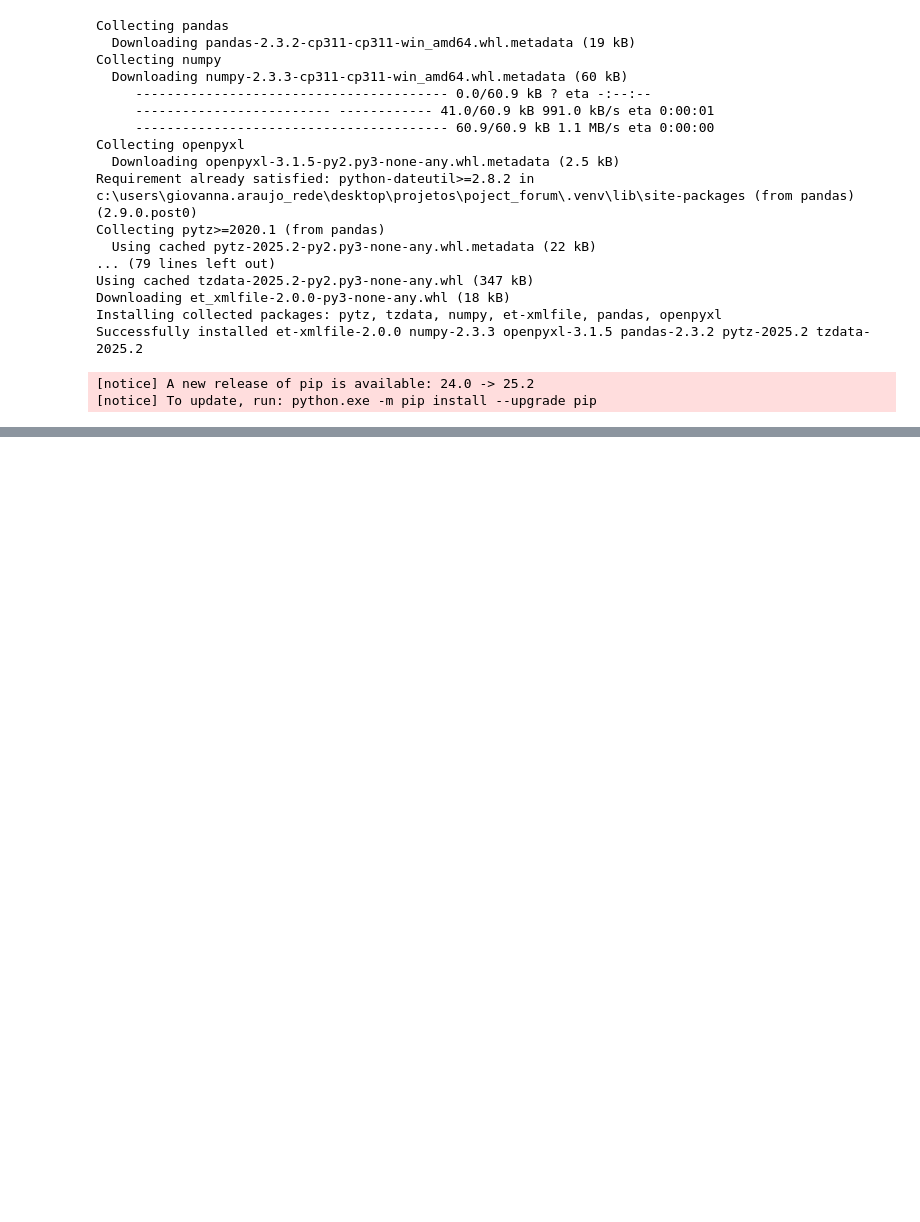
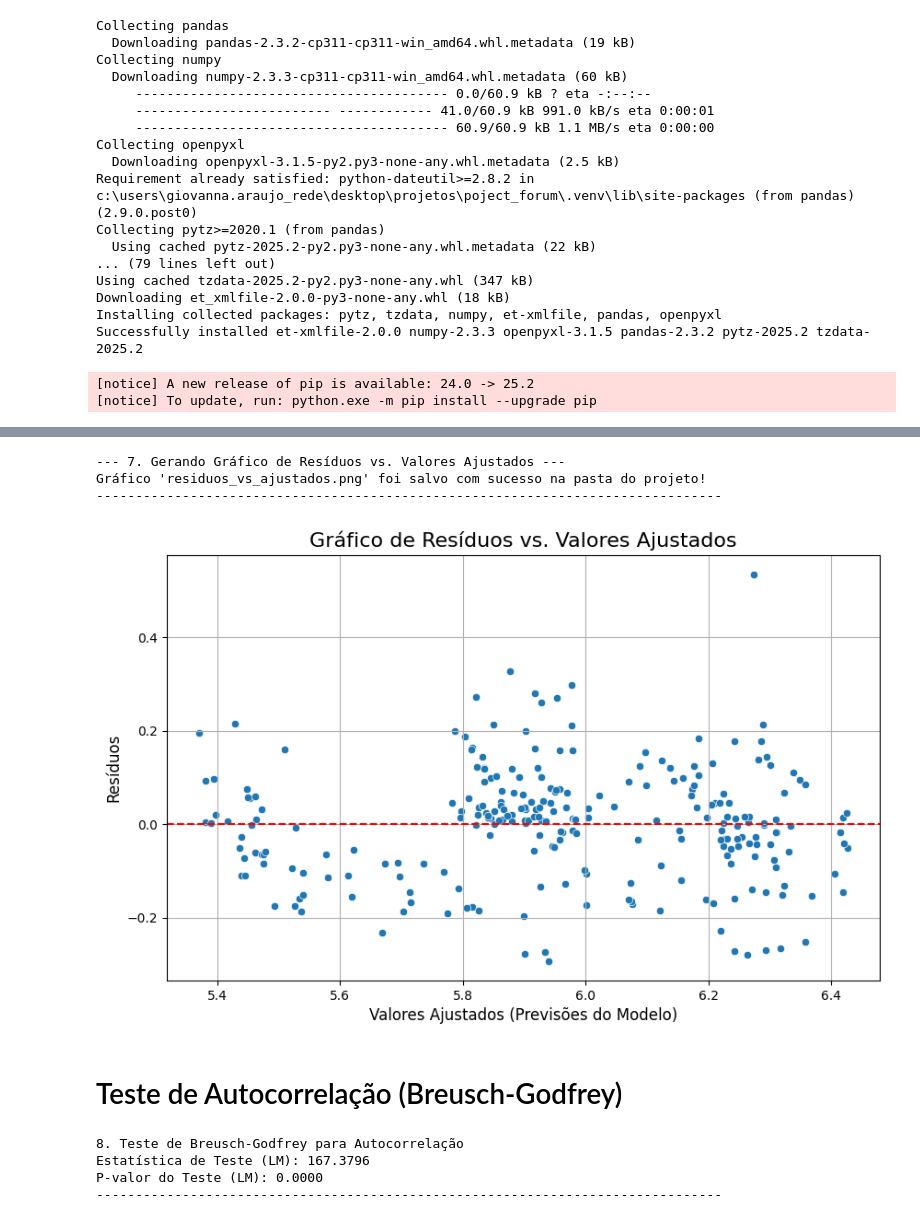
Before and after one commit to onevnnss/project_forum, a Jupyter notebook: forum-mea_giovanna.ipynb, the cells around one changed output, grey strips where cells are left out. Saved outputs shown, nothing was run; the diff lists cells and outputs as text; code cells hidden in the pictures; blank space fills up the shorter version.

```diff
--- a/forum-mea_giovanna.ipynb
+++ b/forum-mea_giovanna.ipynb
@@ -36,0 +136,24 @@ Arquivo DESAFIO_SOJA.xlsx carregado com sucesso!
+# %%
+import statsmodels.api as sm
+
+print("\n###  Modelo de regressão múltipla para todo o período (2003 até 2023)" )
+
+#Preparando as variávies para o modelo
+df['ln_PRECO_BR'] = np.log(df['PRECO_BR'])
+df['ln_PSOJAINT'] = np.log(df['PSOJAINT'])
+df['ln_CAMBIO'] = np.log(df['CAMBIO'])
+
+# Definindo a variável dependente e as independentes
+Y = df['ln_PRECO_BR']
+X = df[['ln_PSOJAINT', 'ln_CAMBIO']]
+
+# Adicionando uma constante ao modelo (intercepto)
+X = sm.add_constant(X)
+
+#Criando e treinando omodelo de Mínimos Quadrados Ordinários (MQO)
+model = sm.OLS(Y, X).fit()
+
+# Exibindo o resumo do modelo
+print('\nResultados do Modelo de Transmissão de Preços:')
+print(model.summary())
+print("-"*80)
@@ -36,0 +222,46 @@ Arquivo DESAFIO_SOJA.xlsx carregado com sucesso!
+# %%
+# Análise Gráfica de Heterocedasticidade ---
+import matplotlib.pyplot as plt
+import seaborn as sns
+
+print("\n--- 7. Gerando Gráfico de Resíduos vs. Valores Ajustados ---")
+
+plt.figure(figsize=(10, 6))
+sns.scatterplot(x=model.fittedvalues, y=model.resid)
+
+plt.axhline(y=0, color='r', linestyle='--')
+
+plt.title('Gráfico de Resíduos vs. Valores Ajustados', fontsize=16)
+plt.xlabel('Valores Ajustados (Previsões do Modelo)', fontsize=12)
+plt.ylabel('Resíduos', fontsize=12)
+plt.grid(True)
+
+plt.savefig('residuos_vs_ajustados.png')
+
+print("Gráfico 'residuos_vs_ajustados.png' foi salvo com sucesso na pasta do projeto!")
+print("-" * 80)
+# %% [output]
+--- 7. Gerando Gráfico de Resíduos vs. Valores Ajustados ---
+Gráfico 'residuos_vs_ajustados.png' foi salvo com sucesso na pasta do projeto!
+--------------------------------------------------------------------------------
+[figure, added]
+# %% [markdown]
+# Teste de Autocorrelação (Breusch-Godfrey)
+# %%
+#8. Teste de Diagnóstico: Autocorrelação (Breusch-Godfrey)
+from statsmodels.stats.diagnostic import acorr_breusch_godfrey
+
+bg_test = acorr_breusch_godfrey(model, nlags=12)
+
+labels = ['Estatística LM', 'p-valor (LM)', 'Estatística F', 'p-valor (F)']
+resultado_bg = dict(zip(labels, bg_test))
+
+print("\n8. Teste de Breusch-Godfrey para Autocorrelação")
+print(f"Estatística de Teste (LM): {resultado_bg['Estatística LM']:.4f}")
+print(f"P-valor do Teste (LM): {resultado_bg['p-valor (LM)']:.4f}")
+print("-" * 80)
+# %% [output]
+8. Teste de Breusch-Godfrey para Autocorrelação
+Estatística de Teste (LM): 167.3796
+P-valor do Teste (LM): 0.0000
+--------------------------------------------------------------------------------
```
Also changed, not shown: parts of 11 cells of this notebook, 6 other files.
